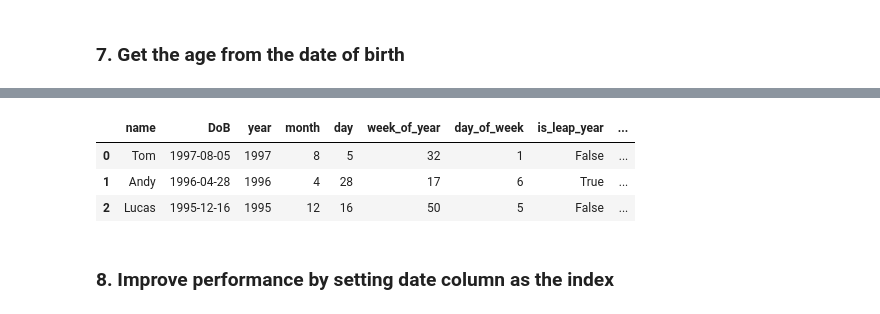
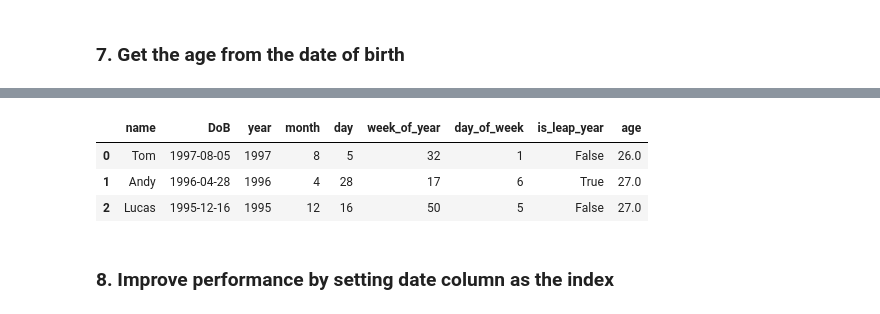
Before and after one commit to angelrodnah/2309_dsft_thebridge, a Jupyter notebook: 2-Data_Analysis/4-Data_wrangling/2-Dates/Dates_Python.ipynb, the cells around one changed output, grey strips where cells are left out. Cells and saved outputs as stored; diff of their text form; code cells hidden in the pictures.

```diff
--- a/2-Data_Analysis/4-Data_wrangling/2-Dates/Dates_Python.ipynb
+++ b/2-Data_Analysis/4-Data_wrangling/2-Dates/Dates_Python.ipynb
@@ -311,13 +318,13 @@ datetime.datetime(2023, 10, 31, 12, 51, 59, 697101)
 # %%
 today = pd.to_datetime('today')
-df['age'] = today.year - df['DoB'].dt.year
+df['age'] = (today - df['DoB']).dt.days//365.25
 
 df
 # %% [output]
-|  | name | DoB | year | month | day | week_of_year | day_of_week | is_leap_year | ... |
-| 0 | Tom | 1997-08-05 | 1997 | 8 | 5 | 32 | 1 | False | ... |
-| 1 | Andy | 1996-04-28 | 1996 | 4 | 28 | 17 | 6 | True | ... |
-| 2 | Lucas | 1995-12-16 | 1995 | 12 | 16 | 50 | 5 | False | ... |
+|  | name | DoB | year | month | day | week_of_year | day_of_week | is_leap_year | age |
+| 0 | Tom | 1997-08-05 | 1997 | 8 | 5 | 32 | 1 | False | 26.0 |
+| 1 | Andy | 1996-04-28 | 1996 | 4 | 28 | 17 | 6 | True | 27.0 |
+| 2 | Lucas | 1995-12-16 | 1995 | 12 | 16 | 50 | 5 | False | 27.0 |
 # %% [markdown]
 ### 8. Improve performance by setting date column as the index
 # %%
```
Also changed, not shown: parts of 5 cells of this notebook, 5 other files.
